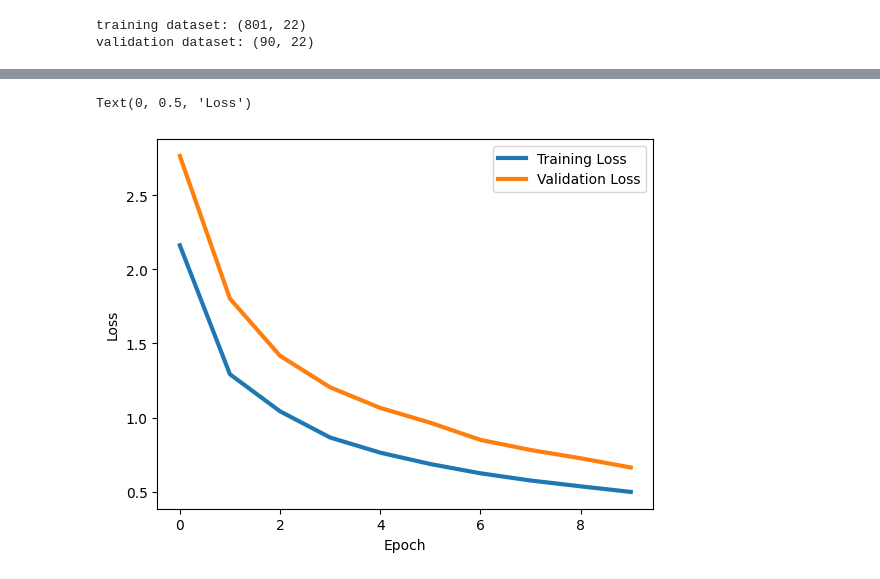
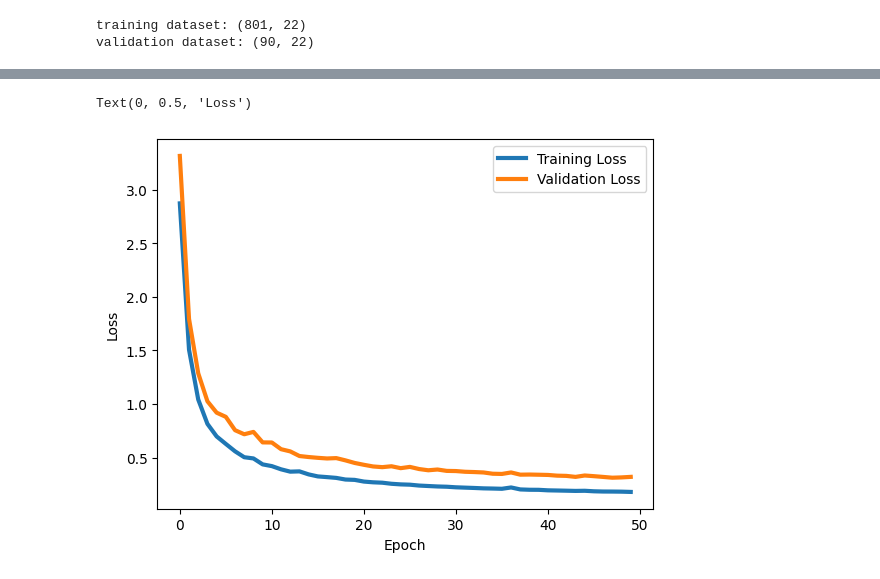
Before and after one commit to zirkelc/micrograd-titanic, a Jupyter notebook: micrograd.ipynb, the cells around one changed output, grey strips where cells are left out. Drawn from its saved outputs; the diff is of its cells as text; code cells hidden in the pictures.

```diff
--- a/micrograd.ipynb
+++ b/micrograd.ipynb
@@ -364,7 +364,7 @@ print(f"Parameters: {len(model.parameters())}")
 
 # Define the training parameters
 batch_size = 100
-num_epochs = 10
+num_epochs = 50
 
 # Train the model
 train_losses, validate_losses = train_model(
@@ -403,5 +402,5 @@ Validation loss: 0.663
 Text(0, 0.5, 'Loss')
-[figure, old version]
+[figure, new version]
 # %%
 # Input features from the scaled test dataset
 test_features = test_scaled_df.to_numpy()
```
Also changed, not shown: parts of 2 cells of this notebook.
